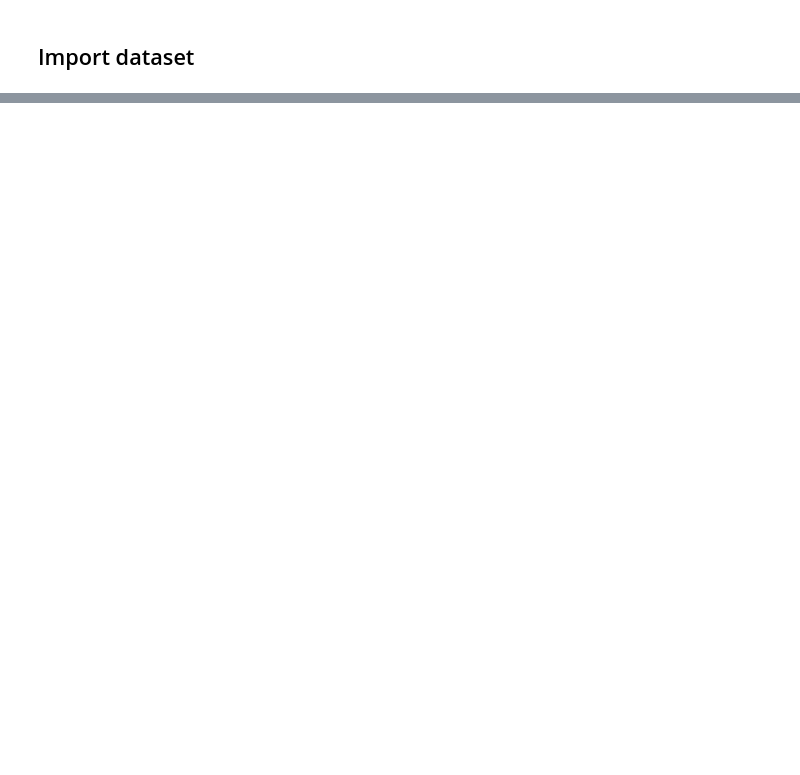
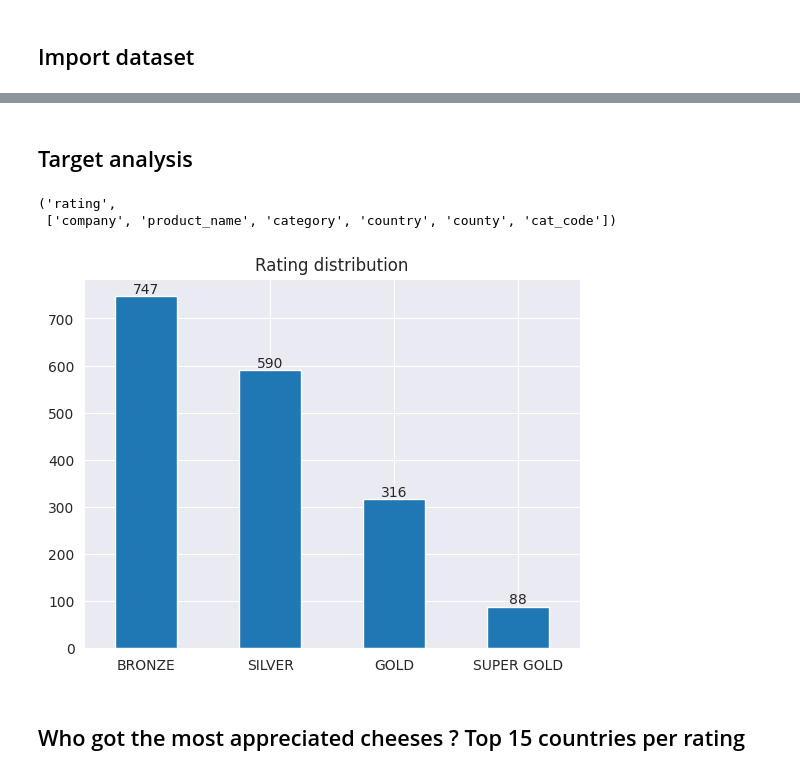
Before and after one commit to NanoClem/world-cheese-awards-analysis, a Jupyter notebook: world_cheese_awards_2021_EDA.ipynb, the cells around one changed output, grey strips where cells are left out. Cells and saved outputs as stored; diff of their text form; code cells hidden in the pictures; blank space fills up the shorter version.

Commit message:
[feat] analysis of target and featureVStarget

```diff
--- a/world_cheese_awards_2021_EDA.ipynb
+++ b/world_cheese_awards_2021_EDA.ipynb
@@ -81,0 +128,3 @@ df.tail(n=10)
+# %%
+df.company = df.company.apply(lambda x: x.rstrip(' Website'))
+df.company.head(5)
@@ -81,0 +142,10 @@ df.tail(n=10)
+# %%
+def create_features(df: pd.DataFrame) -> pd.DataFrame:
+    _df = df.copy()
+    _df['cat_code'] = _df.category.apply(lambda x: x.split(' - ')[0])
+    _df.cat_code = pd.to_numeric(_df.cat_code)
+    _df.category = _df.category.apply(lambda x: x.split(' - ')[1])
+
+    return _df
+# %%
+df = create_features(df)
@@ -81,0 +168,19 @@ df.tail(n=10)
+# %% [markdown]
+## Target analysis
+# %%
+target = 'rating'
+features = [col for col in df.columns if col != target]
+target, features
+# %% [output]
+('rating',
+ ['company', 'product_name', 'category', 'country', 'county', 'cat_code'])
+# %%
+ax = df[target].value_counts().plot.bar()
+ax.bar_label(ax.containers[0])
+plt.xticks(rotation=0)
+plt.title('Rating distribution')
+plt.show()
+# %% [output]
+[figure, added]
+# %% [markdown]
+## Who got the most appreciated cheeses ? Top 15 countries per rating
```
Also changed, not shown: parts of 25 cells of this notebook.
